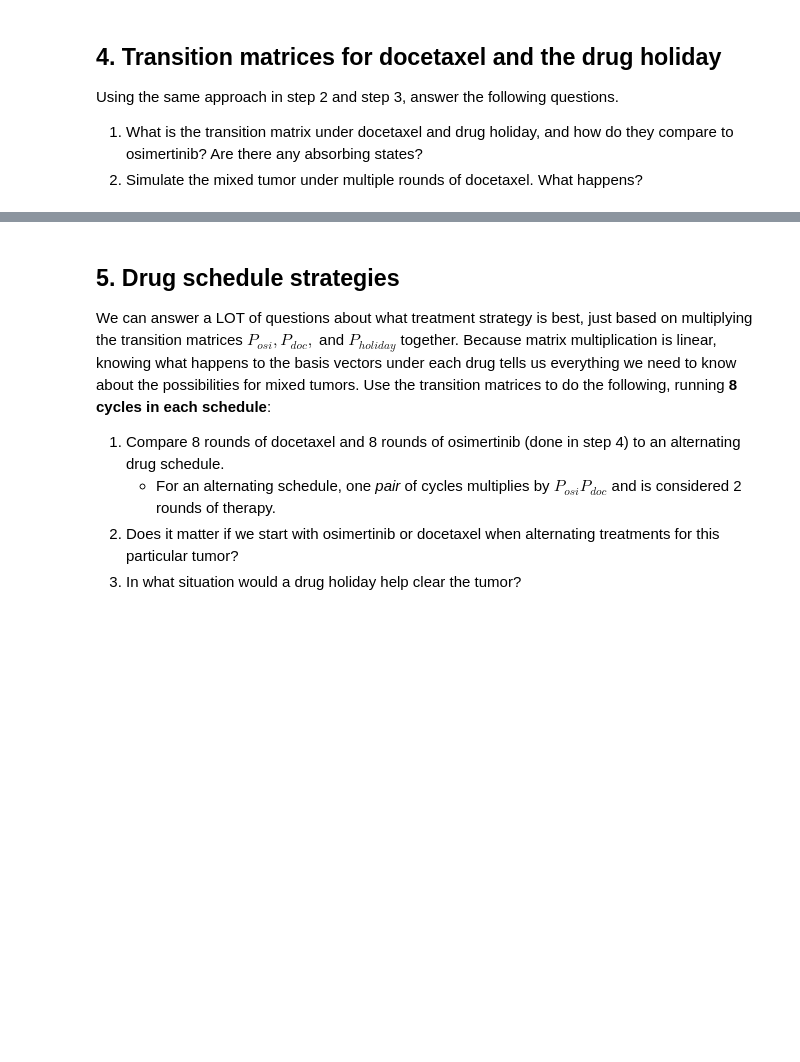
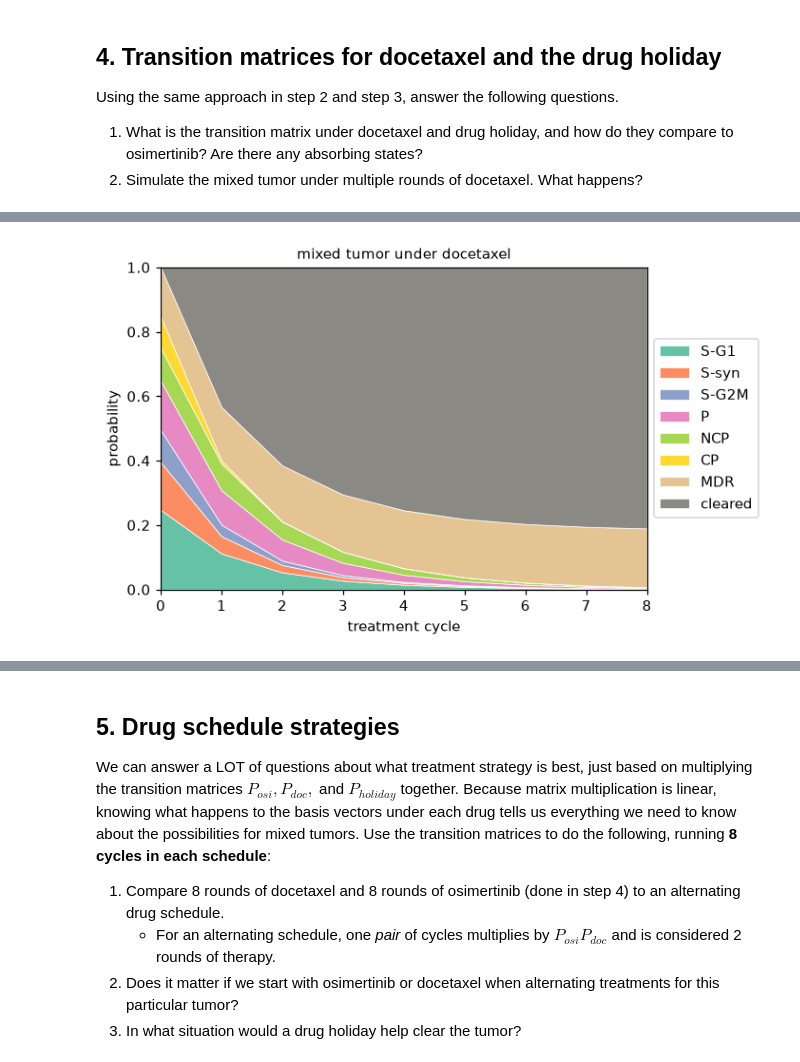
Before and after one commit to cejones8/UU_Labs, a Jupyter notebook: Lab 9/Lab09_markov_chain.ipynb, the cells around one changed output, grey strips where cells are left out. Cells and saved outputs as stored; diff of their text form; code cells hidden in the pictures; blank space fills up the shorter version.

```diff
--- a/Lab 9/Lab09_markov_chain.ipynb
+++ b/Lab 9/Lab09_markov_chain.ipynb
@@ -250,3 +355,10 @@ P_holiday = ...   # TODO
 # %%
 # Simulate the evolution of pi_mix under docetaxel
+fig, ax = plt.subplots(figsize=(6, 4))
+plot_trajectory(evolve(pi_mix, P_doc, N_CYCLES), ax, "mixed tumor under docetaxel")
+ax.set_ylabel("probability")
+ax.legend(loc="center left", bbox_to_anchor=(1, 0.5))
+plt.show()
+# %% [output]
+[figure, added]
 # %% [markdown]
```
Also changed, not shown: parts of 16 cells of this notebook.
